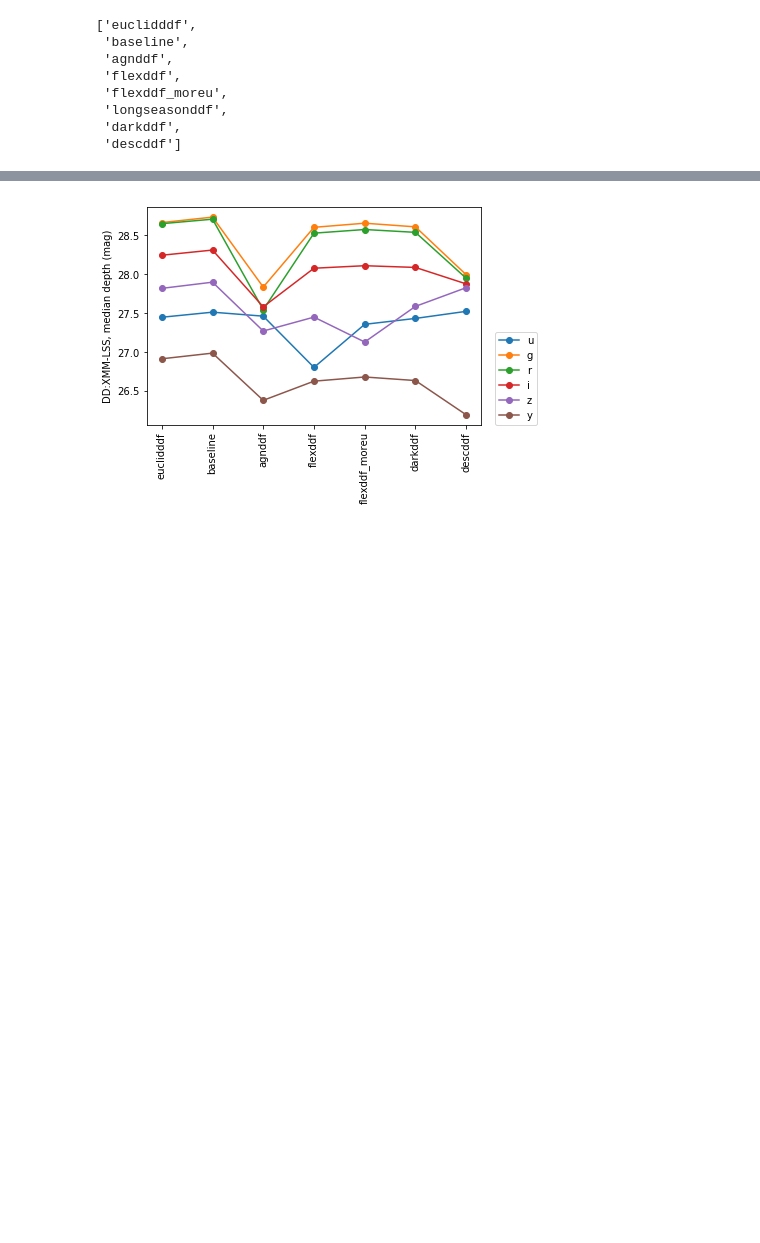
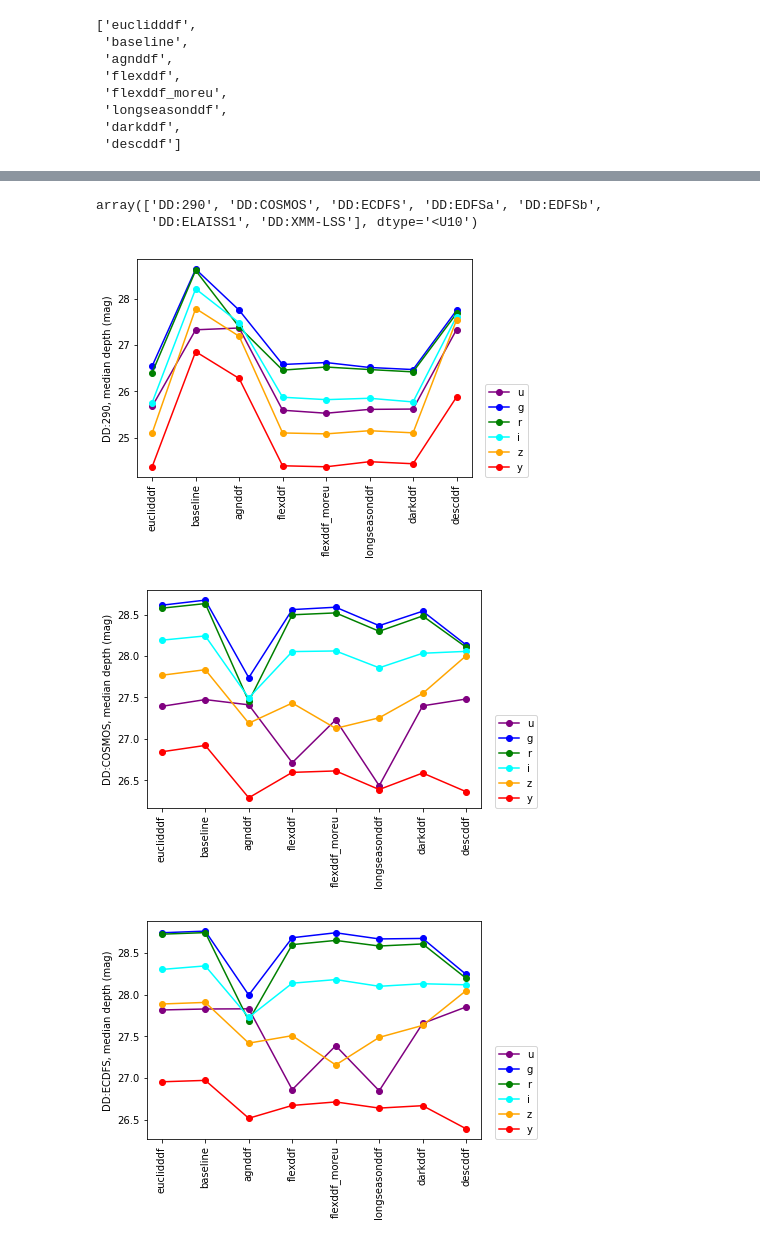
Before and after one commit to lsst-sims/sims_featureScheduler_runs1.4, a Jupyter notebook: ddf_comp/compare_ddf_runs.ipynb, the cells around one changed output, grey strips where cells are left out. Drawn from its saved outputs; the diff is of its cells as text; code cells hidden in the pictures; blank space fills up the shorter version.

```diff
--- a/ddf_comp/compare_ddf_runs.ipynb
+++ b/ddf_comp/compare_ddf_runs.ipynb
@@ -47,5 +48,14 @@ df
+# %%
+ddf_cols = [col.split(' ')[0].split(',')[0] for col in df.columns if 'DD' in col]
+ddf_names = np.unique(ddf_cols)
+ddf_names
+# %% [output]
+array(['DD:290', 'DD:COSMOS', 'DD:ECDFS', 'DD:EDFSa', 'DD:EDFSb',
+       'DD:ELAISS1', 'DD:XMM-LSS'], dtype='<U10')
 # %%
-def comp_runs(df, colnames, units='', ylabel=None, labels=None):
+def comp_runs(df, colnames, units='', ylabel=None, labels=None, alpha=1):
+    filter2color = {'u': 'purple', 'g': 'blue', 'r': 'green',
+                             'i': 'cyan', 'z': 'orange', 'y': 'red'}
     f, ax = plt.subplots()
     if ylabel is None:
         ylabel = colnames[0]
@@ -54,9 +64,14 @@ def comp_runs(df, colnames, units='', ylabel=None, labels=None):
     for i,colname in enumerate(colnames):
         if labels is not None:
             label = labels[i]
+            if label in filter2color.keys():
+                color = filter2color[label]
+            else:
+                color = ''
         else:
-            label=None
-        ax.plot(x, df[colname], 'o-', label=label)
+            label = None
+            color = ''
+        ax.plot(x, df[colname], '%s' % color, marker='o', label=label, alpha=alpha)
     ax.set_ylabel(ylabel+' ('+units+')')
     ax.set_xticks(x)
     ax.set_xticklabels(ticks, rotation=90)
@@ -64,9 +79,13 @@ def comp_runs(df, colnames, units='', ylabel=None, labels=None):
         ax.legend(bbox_to_anchor=(1.04,0), loc="lower left", borderaxespad=0)
     return f, ax
 # %%
-colnames = ['DD:XMM-LSS, %s  UserPointsSlicer' % filtername for filtername in 'ugrizy']
+for ddf in ddf_names:
+    colnames = ['%s, %s  UserPointsSlicer' % (ddf, filtername) for filtername in 'ugrizy']
 
-#ylabel = ack.headerStats[column]
-f, a = comp_runs(df, colnames, labels='ugrizy', ylabel='DD:XMM-LSS, median depth', units='mag')
+    #ylabel = ack.headerStats[column]
+    f, a = comp_runs(df, colnames, labels='ugrizy', ylabel='%s, median depth' % ddf, units='mag')
+    f.savefig('depths_%s.png' % ddf)
 # %% [output]
-[figure, old version]
+[figure, new version]
+[figure, added]
+[figure, added]
```
Also changed, not shown: parts of 23 cells of this notebook.
